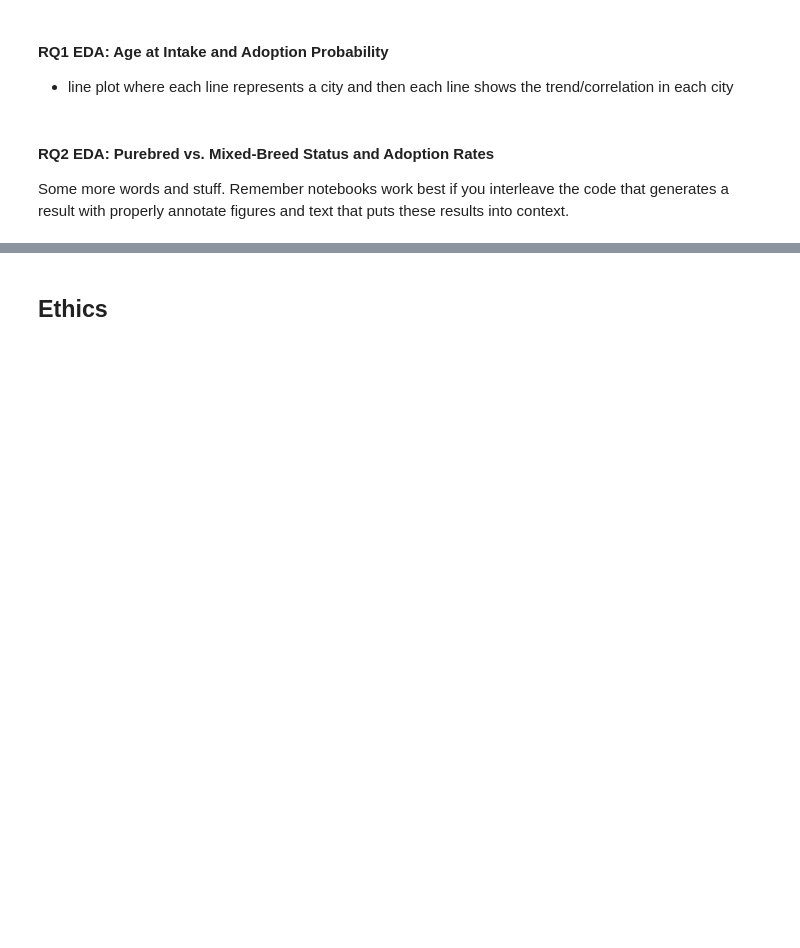
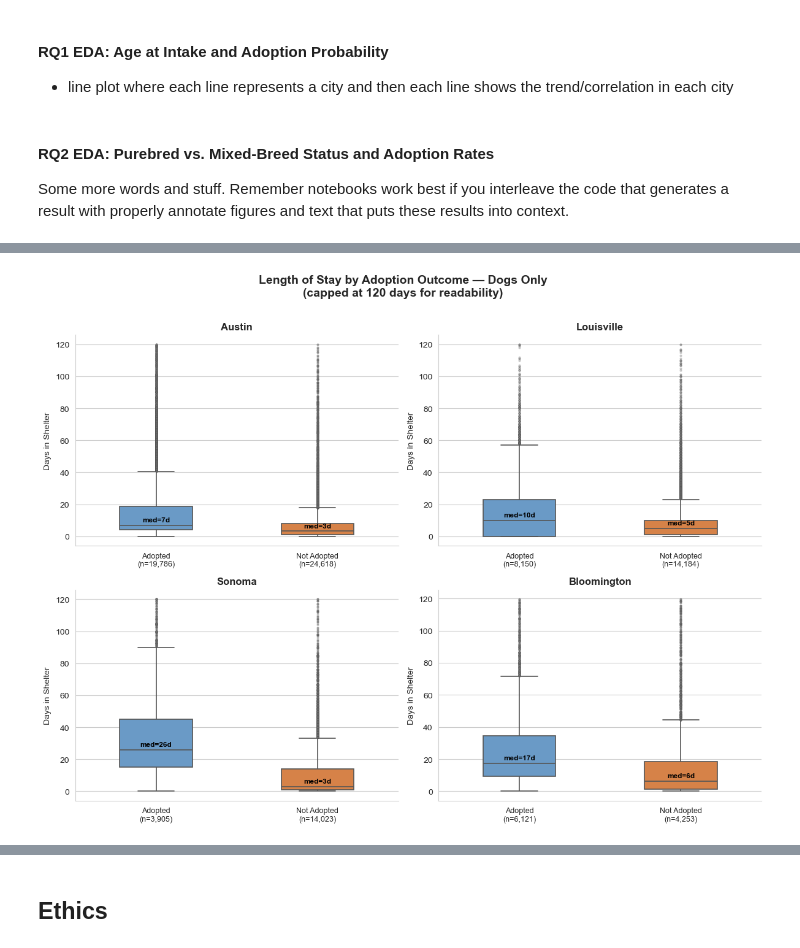
Before and after one commit to COGS108/Group143_WI26, a Jupyter notebook: 02-EDACheckpoint.ipynb, the cells around one changed output, grey strips where cells are left out. Saved outputs shown, nothing was run; the diff lists cells and outputs as text; code cells hidden in the pictures; blank space fills up the shorter version.

```diff
--- a/02-EDACheckpoint.ipynb
+++ b/02-EDACheckpoint.ipynb
@@ -706,0 +784,50 @@ Some more words and stuff.  Remember notebooks work best if you interleave the c
+# %%
+# Graph 1 are 4 box plot that show the full distributions of length of stay
+# for Adopted vs. Not Adopted, I also computed the median for each
+
+CAP_DAYS    = 120   # cap for readability
+PALETTE     = {"Adopted": "#5B9BD5", "Not Adopted": "#ED7D31"}
+fig, axes = plt.subplots(2, 2, figsize=(12, 9), sharey=False)
+fig.suptitle(
+    "Length of Stay by Adoption Outcome — Dogs Only\n(capped at 120 days for readability)",
+    fontsize=14, fontweight="bold", y=1.01)
+
+for ax, city in zip(axes.flat, ["Austin", "Louisville", "Sonoma", "Bloomington"]):
+    sub = rq3[(rq3["city"] == city) & (rq3["length_of_stay_days"] <= CAP_DAYS)].copy()
+
+    n_adopted     = (sub["adopted"] == 1).sum()
+    n_not_adopted = (sub["adopted"] == 0).sum()
+    med_adopted   = sub[sub["adopted"] == 1]["length_of_stay_days"].median()
+    med_not       = sub[sub["adopted"] == 0]["length_of_stay_days"].median()
+
+    sns.boxplot(
+        data=sub,
+        x="outcome_label", y="length_of_stay_days",
+        hue="outcome_label",
+        order=["Adopted", "Not Adopted"],
+        palette=PALETTE,
+        width=0.45,
+        linewidth=1.2,
+        flierprops=dict(marker="o", markersize=2, alpha=0.25, markerfacecolor="gray"),
+        legend=False,
+        ax=ax)
+
+    # Annotate medians
+    for i, (med, label) in enumerate([(med_adopted, "Adopted"), (med_not, "Not Adopted")]):
+        ax.text(i, med + 1.5, f"med={med:.0f}d", ha="center", va="bottom",
+                fontsize=8.5, fontweight="bold", color="black")
+
+    ax.set_title(city, fontsize=12, fontweight="bold")
+    ax.set_xlabel("")
+    ax.set_ylabel("Days in Shelter", fontsize=10)
+    ax.set_xticks([0, 1])
+    ax.set_xticklabels([
+        f"Adopted\n(n={n_adopted:,})",
+        f"Not Adopted\n(n={n_not_adopted:,})"
+    ], fontsize=9)
+    sns.despine(ax=ax)
+
+plt.tight_layout()
+plt.show()
+# %% [output]
+[figure, added]
```
Also changed, not shown: parts of 11 cells of this notebook, 1 other file.
